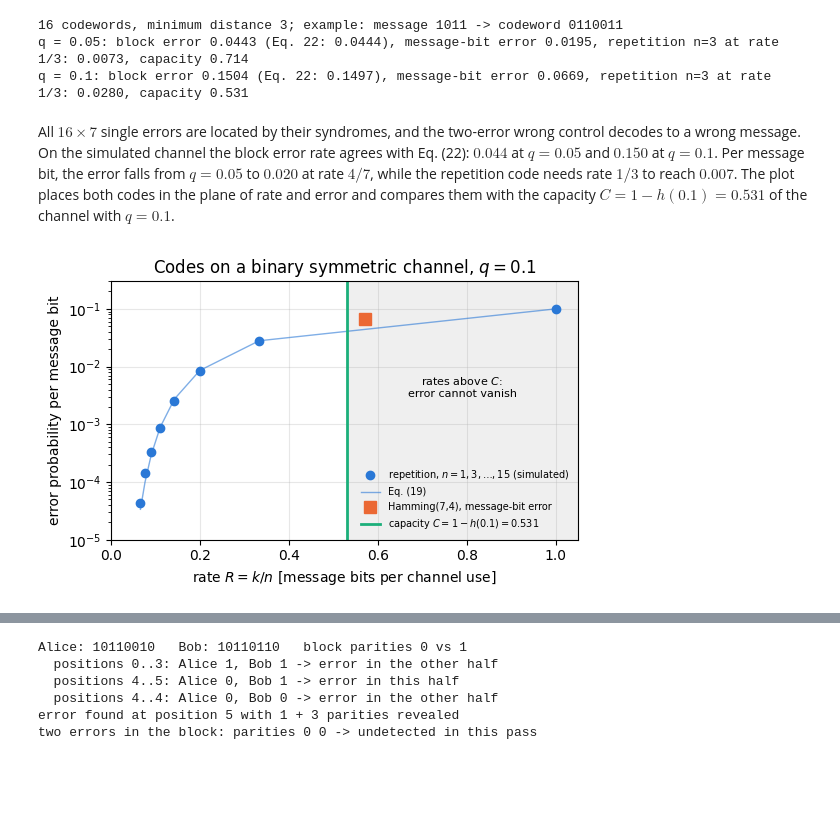
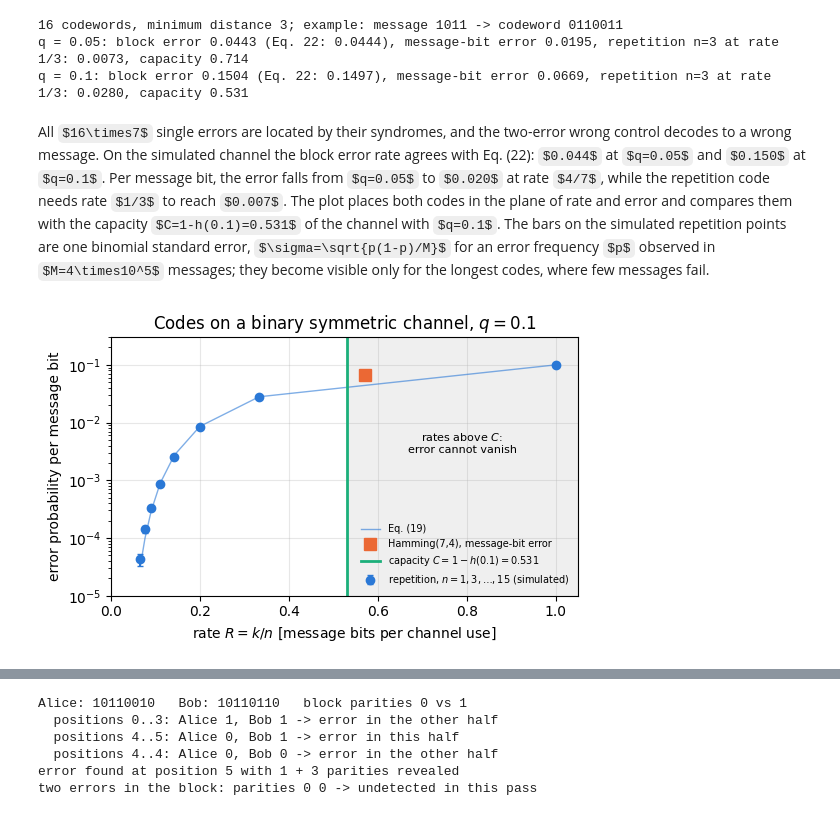
Before and after one commit to MarcinPlodzien/quantum-many-body-simulation, a Jupyter notebook: ch14_quantum_communication_and_cryptography/50_information_entropy_and_noisy_channels.ipynb, the cells around one changed output, grey strips where cells are left out. Cells and saved outputs as stored; diff of their text form; code cells hidden in the pictures; some formulas as TeX source; blank space fills up the shorter version.

Commit message:
Notebook 50: random coding, error bars, exercise 7

```diff
--- a/ch14_quantum_communication_and_cryptography/50_information_entropy_and_noisy_channels.ipynb
+++ b/ch14_quantum_communication_and_cryptography/50_information_entropy_and_noisy_channels.ipynb
@@ -961,30 +1038,34 @@ All $16\times7$ single errors are located by their syndromes, and the two-error
 message. On the simulated channel the block error rate agrees with Eq. (22): $0.044$ at $q=0.05$ and $0.150$ at
 $q=0.1$. Per message bit, the error falls from $q=0.05$ to $0.020$ at rate $4/7$, while the repetition code
 needs rate $1/3$ to reach $0.007$. The plot places both codes in the plane of rate and error and compares them with
-the capacity $C=1-h(0.1)=0.531$ of the channel with $q=0.1$.
+the capacity $C=1-h(0.1)=0.531$ of the channel with $q=0.1$. The bars on the simulated repetition points are one
+binomial standard error, $\sigma=\sqrt{p(1-p)/M}$ for an error frequency $p$ observed in $M=4\times10^5$ messages;
+they become visible only for the longest codes, where few messages fail.
 # %%
 # ==============================================================================
 # The rate-error plane at q = 0.1: repetition codes, Hamming(7,4) and the capacity
 # ==============================================================================
 fig, ax = plt.subplots(figsize=(5.6, 3.6))
 odd = [r for r in rep_rows if r[0] % 2 == 1]
-ax.semilogy([r[1] for r in odd], [max(r[2], 1e-6) for r in odd], MARKERS[0], color=PALETTE[0],
-            label="repetition, $n=1,3,\\ldots,15$ (simulated)")
+assert all(r[2] > 0 for r in odd)                    # every simulated point has failures, so it fits a log axis
+ax.errorbar([r[1] for r in odd], [r[2] for r in odd], yerr=[binom_se(r[2], NMSG) for r in odd], fmt=MARKERS[0],
+            color=PALETTE[0], capsize=2, label="repetition, $n=1,3,\\ldots,15$ (simulated)")
+ax.set_yscale("log")
 ax.semilogy([r[1] for r in odd], [r[3] for r in odd], "-", color=PALETTE[0], lw=1, alpha=0.6, label="Eq. (19)")
 q01 = [r for r in ham_rows if r[0] == 0.1][0]
 ax.semilogy(4 / 7, q01[1], MARKERS[1], color=PALETTE[1], ms=8, label="Hamming(7,4), message-bit error")
 C01 = 1 - h2(0.1)
 ax.axvline(C01, color=PALETTE[2], lw=2, label=f"capacity $C=1-h(0.1)={C01:.3f}$")
 ax.axvspan(C01, 1.05, color="gray", alpha=0.12)
 ax.text(0.79, 3e-3, "rates above $C$:\nerror cannot vanish", fontsize=8, ha="center")
 ax.set_xlim(0, 1.05); ax.set_ylim(1e-5, 0.3)
 ax.set_xlabel("rate $R=k/n$ [message bits per channel use]"); ax.set_ylabel("error probability per message bit")
 ax.set_title("Codes on a binary symmetric channel, $q=0.1$")
 ax.legend(fontsize=7, loc="lower right"); plt.tight_layout(); plt.show()
 assert 4 / 7 > C01                                   # Hamming(7,4) runs above capacity at q = 0.1 ...
 assert q01[1] > 0.02                                 # ... and its residual error is correspondingly large
 # %% [output]
-[figure, old version]
+[figure, new version]
 # %% [markdown]
 At $q=0.1$ the Hamming code runs at rate $4/7=0.571$, *above* the capacity $0.531$. At this rate no code of any
 length can make the error vanish, and the Hamming code lowers the error per message bit only from $0.1$ to $0.067$. At $q=0.05$ the same code runs below the
```
Also changed, not shown: parts of 6 cells of this notebook, 5 other files.
